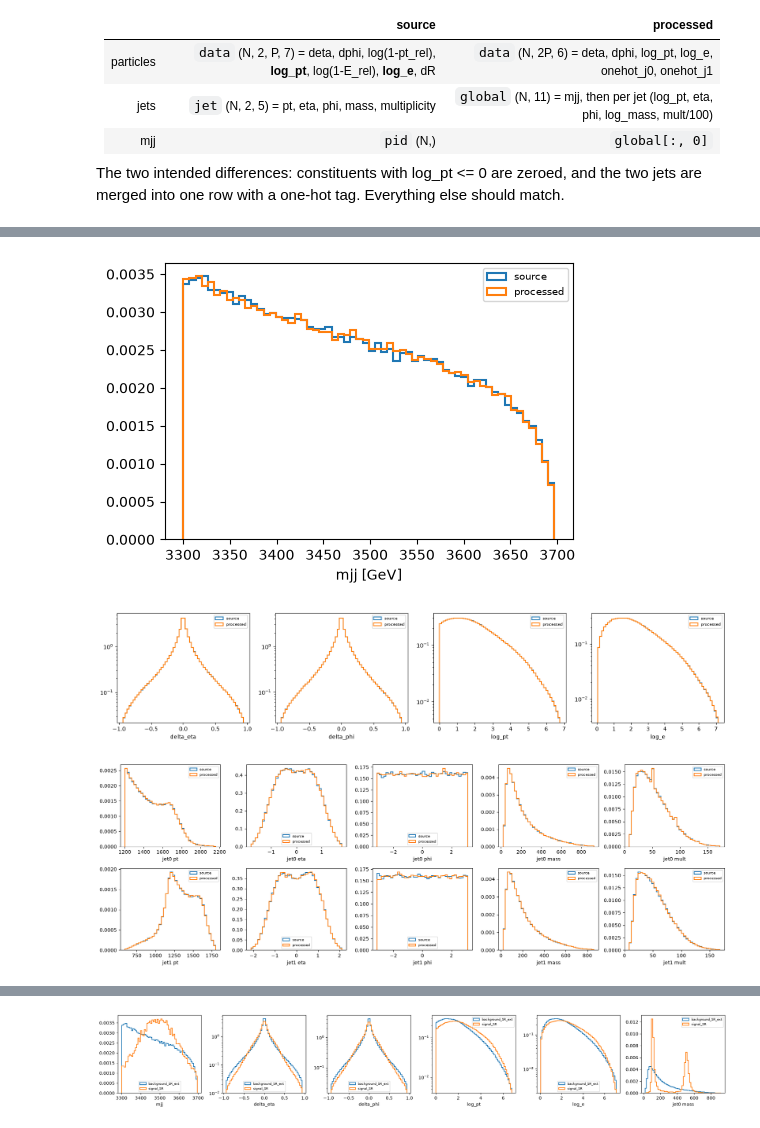
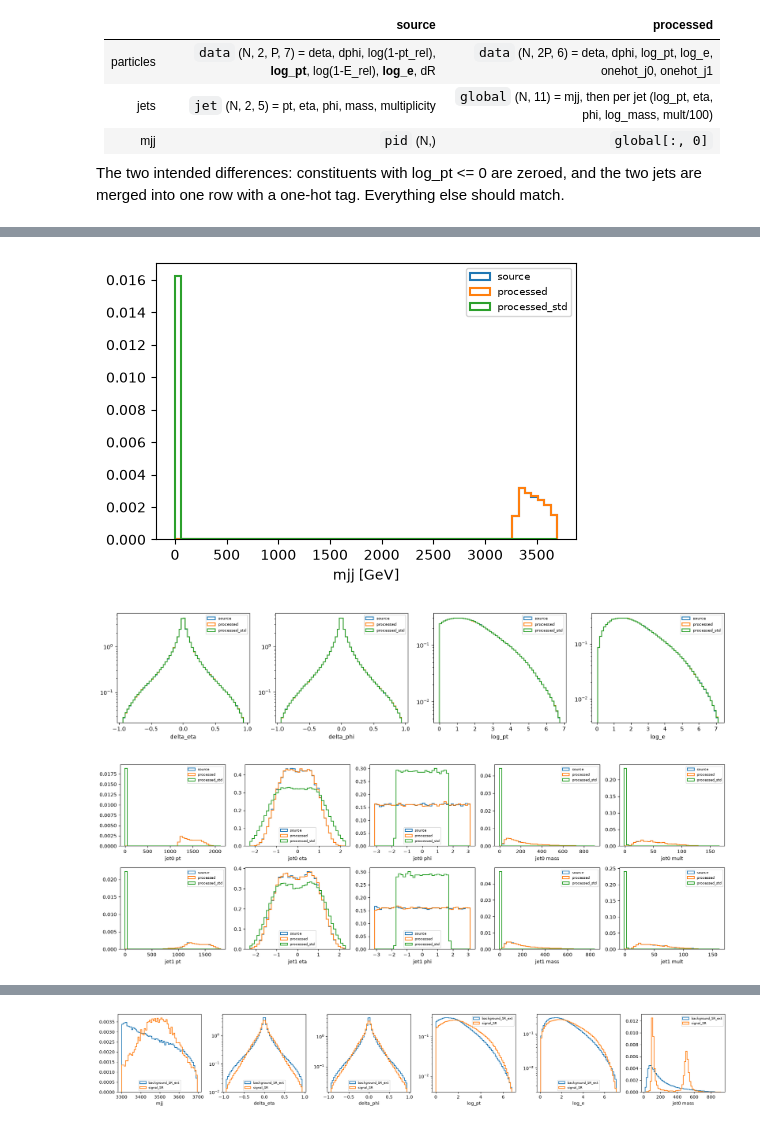
Before and after one commit to wamorkart/OmniLearned, a Jupyter notebook: tools/preprocess/check_processing.ipynb, the cells around one changed output, grey strips where cells are left out. Cells and saved outputs as stored; diff of their text form; code cells hidden in the pictures.

```diff
--- a/tools/preprocess/check_processing.ipynb
+++ b/tools/preprocess/check_processing.ipynb
@@ -217,12 +224,14 @@ def proc_feats(glob, part):
     out['mjj'] = glob[:, 0]
     return out
 # %%
-def compare_hist(a, b, name, ax, bins=60, logy=False, labels=('source', 'processed')):
-    """Overlay two distributions on shared bins, area-normalised so unequal
-    sample sizes still line up."""
-    lo, hi = np.percentile(np.concatenate([a, b]), [0.1, 99.9])
+def compare_hist(a, b, name, ax, bins=60, logy=False, labels=('source', 'processed'), c=None, c_label='processed_std'):
+    """Overlay two (or three, if `c` is given) distributions on shared bins,
+    area-normalised so unequal sample sizes still line up."""
+    series = [a, b] + ([c] if c is not None else [])
+    labs = list(labels) + ([c_label] if c is not None else [])
+    lo, hi = np.percentile(np.concatenate(series), [0.1, 99.9])
     edges = np.linspace(lo, hi, bins + 1)
-    for v, lab in zip((a, b), labels):
+    for v, lab in zip(series, labs):
         ax.hist(v, bins=edges, histtype='step', density=True, linewidth=1.5, label=lab)
     ax.set_xlabel(name)
     if logy:
@@ -230,28 +239,28 @@ def compare_hist(a, b, name, ax, bins=60, logy=False, labels=('source', 'process
     ax.legend(fontsize=7)
 
 
-def compare_particles(sf, pf, bins=60):
+def compare_particles(sf, pf, pf_std, bins=60):
     """Overlay the 4 particle-level features convert_lhco.py keeps."""
     fig, axes = plt.subplots(1, 4, figsize=(16, 3.5))
     for ax, k in zip(axes, PART_FEATS):
-        compare_hist(sf[f'part_{k}'], pf[f'part_{k}'], k, ax, bins, logy=True)
+        compare_hist(sf[f'part_{k}'], pf[f'part_{k}'], k, ax, bins, logy=True, c=pf_std[f'part_{k}'])
     fig.tight_layout()
     plt.show()
 
 
-def compare_jets(sf, pf, bins=40):
+def compare_jets(sf, pf, pf_std, bins=40):
     """Overlay the 5 jet-level features, one row per jet."""
     fig, axes = plt.subplots(2, 5, figsize=(18, 6))
     for j in range(2):
         for ax, k in zip(axes[j], JET_FEATS):
-            compare_hist(sf[f'jet{j}_{k}'], pf[f'jet{j}_{k}'], f'jet{j} {k}', ax, bins)
+            compare_hist(sf[f'jet{j}_{k}'], pf[f'jet{j}_{k}'], f'jet{j} {k}', ax, bins, c=pf_std[f'jet{j}_{k}'])
     fig.tight_layout()
     plt.show()
 
 
-def compare_mjj(sf, pf, bins=60):
+def compare_mjj(sf, pf, pf_std, bins=60):
     fig, ax = plt.subplots(figsize=(5, 3.5))
-    compare_hist(sf['mjj'], pf['mjj'], 'mjj [GeV]', ax, bins)
+    compare_hist(sf['mjj'], pf['mjj'], 'mjj [GeV]', ax, bins, c=pf_std['mjj'])
     fig.tight_layout()
     plt.show()
 # %%
@@ -297,14 +306,17 @@ def check_structure(pool='bkg', nsig=500, n=2000, seed=0):
 
 def compare_pool(pool='bkg', nsig=500, n=20000, seed=0, pt_cut=True):
     """Full source-vs-processed comparison for one pool: numeric table, then
-    mjj, particle, and jet overlays. Returns both feature dicts."""
+    mjj, particle, and jet overlays, each showing source vs. the
+    pre-standardization backup (unstd) vs. the current standardized output
+    (plotted raw, un-inverted -- see proc_feats(raw=True))."""
     sf = src_feats(*load_source(SOURCE_POOLS[pool], n, seed), pt_cut=pt_cut)
-    pf = proc_feats(*load_processed(pool, nsig, n=n, seed=seed))
+    pf = proc_feats(*load_processed(pool, nsig, n=n, seed=seed, suffix='_unstd'))
+    pf_std = proc_feats(*load_processed(pool, nsig, n=n, seed=seed), raw=True)
     summary(sf, pf)
-    compare_mjj(sf, pf)
-    compare_particles(sf, pf)
-    compare_jets(sf, pf)
-    return sf, pf
+    compare_mjj(sf, pf, pf_std)
+    compare_particles(sf, pf, pf_std)
+    compare_jets(sf, pf, pf_std)
+    return sf, pf, pf_std
 # %%
 check_structure('bkg', nsig=500)
 print()
@@ -322,27 +334,27 @@ surviving log_pt > 0    : 537,680  (93.44%)
 mean jet multiplicity   : 57.55 -> 53.77
 # %%
 # bkg.h5 vs train/val_background_SR_extended.h5
-sf_bkg, pf_bkg = compare_pool('bkg', nsig=500, n=200000)
+sf_bkg, pf_bkg, pf_bkg_std = compare_pool('bkg', nsig=500, n=200000)
 # %% [output]
 feature              n_src    n_proc    mean_src   mean_proc    std_src   std_proc       z
 ------------------------------------------------------------------------------------------
 part_delta_eta    21472328  19901079      0.0004      0.0000     0.2546     0.2547    4.83
 part_delta_phi    21472328  19901079     -0.0002      0.0001     0.2515     0.2515   -4.53
 part_log_pt       21472328  19901079      2.0222      2.0228     1.4013     1.4019   -1.48
 part_log_e        21472328  19901079      2.2850      2.2852     1.4216     1.4223   -0.59
 jet0_pt             200000    185670   1477.0747   1476.8596   192.2840   192.0394    0.35
 jet0_eta            200000    185670     -0.0023     -0.0025     0.7490     0.7490    0.12
 jet0_phi            200000    185670      0.0062      0.0042     1.8118     1.8152    0.34
 jet0_mass           200000    185670    221.9305    221.1422   169.9906   169.7335    1.44
 jet0_mult           200000    185670     53.9640     53.7540    29.0234    28.9094    2.25
 jet1_pt             200000    185670   1329.1032   1328.7989   227.5616   227.6201    0.41
 jet1_eta            200000    185670      0.0012      0.0037     0.8635     0.8630   -0.90
 jet1_phi            200000    185670     -0.0051      0.0005     1.8150     1.8098   -0.96
 jet1_mass           200000    185670    214.5842    215.0975   158.8128   159.1133   -1.00
 jet1_mult           200000    185670     53.3977     53.4312    28.3233    28.2663   -0.37
 mjj                 200000    185670   3472.1691   3472.2748   109.6473   109.5704   -0.30
-[figure, old version]
+[figure, new version]
-[figure, old version]
+[figure, new version]
-[figure, old version]
+[figure, new version]
 # %%
 # data.h5 vs train/val_background_SR.h5 (the 500 injected signal events are 0.4% of the pool)
```
Also changed, not shown: parts of 4 cells of this notebook, 11 other files.
